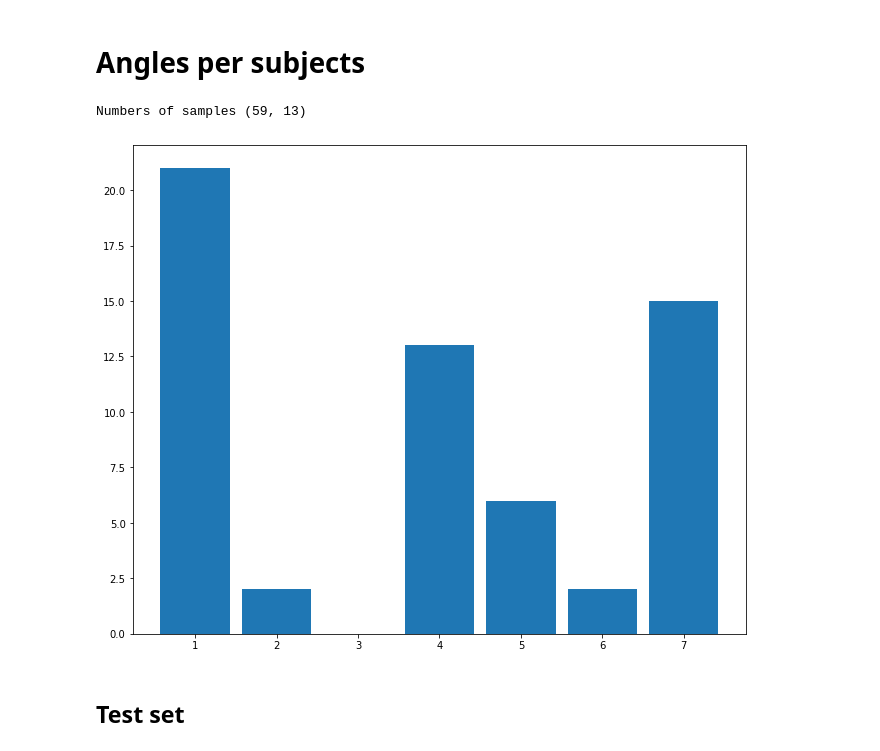
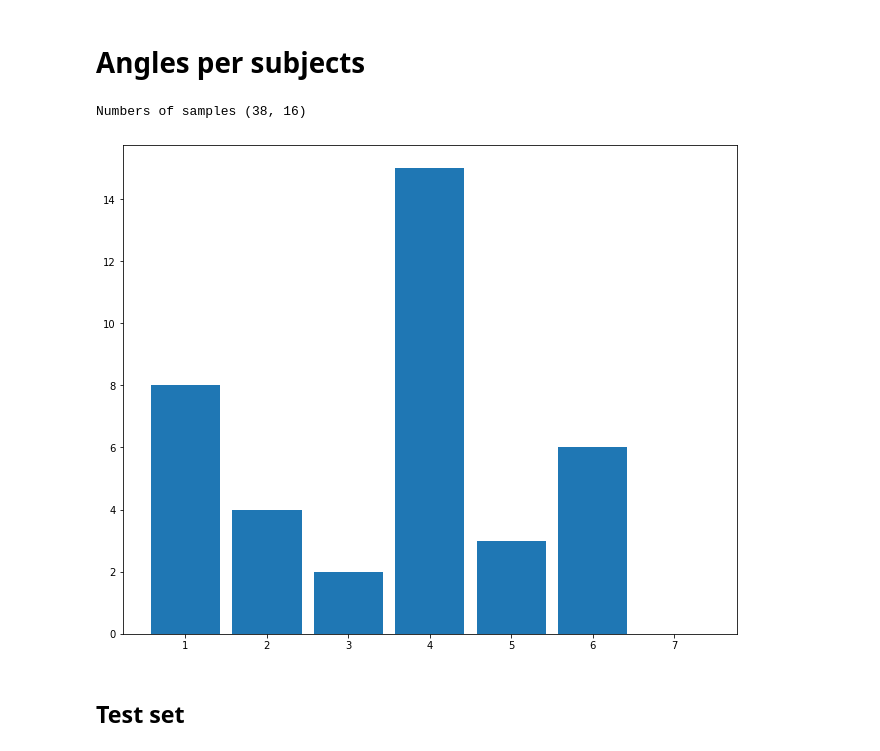
Before and after one commit to omareldardear/soundLocalizer, a Jupyter notebook: python-scripts/analysis/data/analysis.ipynb, the cells around one changed output. Saved outputs shown, nothing was run; the diff lists cells and outputs as text; code cells hidden in the pictures.

```diff
--- a/python-scripts/analysis/data/analysis.ipynb
+++ b/python-scripts/analysis/data/analysis.ipynb
@@ -134,18 +134,18 @@ plt.show()
 # %% [markdown]
 # Angles per subjects
 # %%
-SUBJECT_ID=54
+SUBJECT_ID=21
 df_subject = df_chunck_train.query('subject_id ==@SUBJECT_ID').reset_index()
 print(f"Numbers of samples {df_subject.shape}")
 
 bins= [i for i in range(df_chunck_train['labels'].min(), df_chunck_train['labels'].max() + 2 )]
 plt.figure(figsize=(11, 9))
 plt.hist(df_subject['labels'], bins=bins, align='left', rwidth=0.85)
 plt.xticks(np.arange(df_chunck_train['labels'].min(), df_chunck_train['labels'].max() + 1, 1.0))
 plt.show()
 # %% [output]
-Numbers of samples (59, 13)
+Numbers of samples (38, 16)
-[figure, old version]
+[figure, new version]
 # %% [markdown]
 ## Test set
 # %%
```
Also changed, not shown: parts of 15 cells of this notebook, 3 other files.
